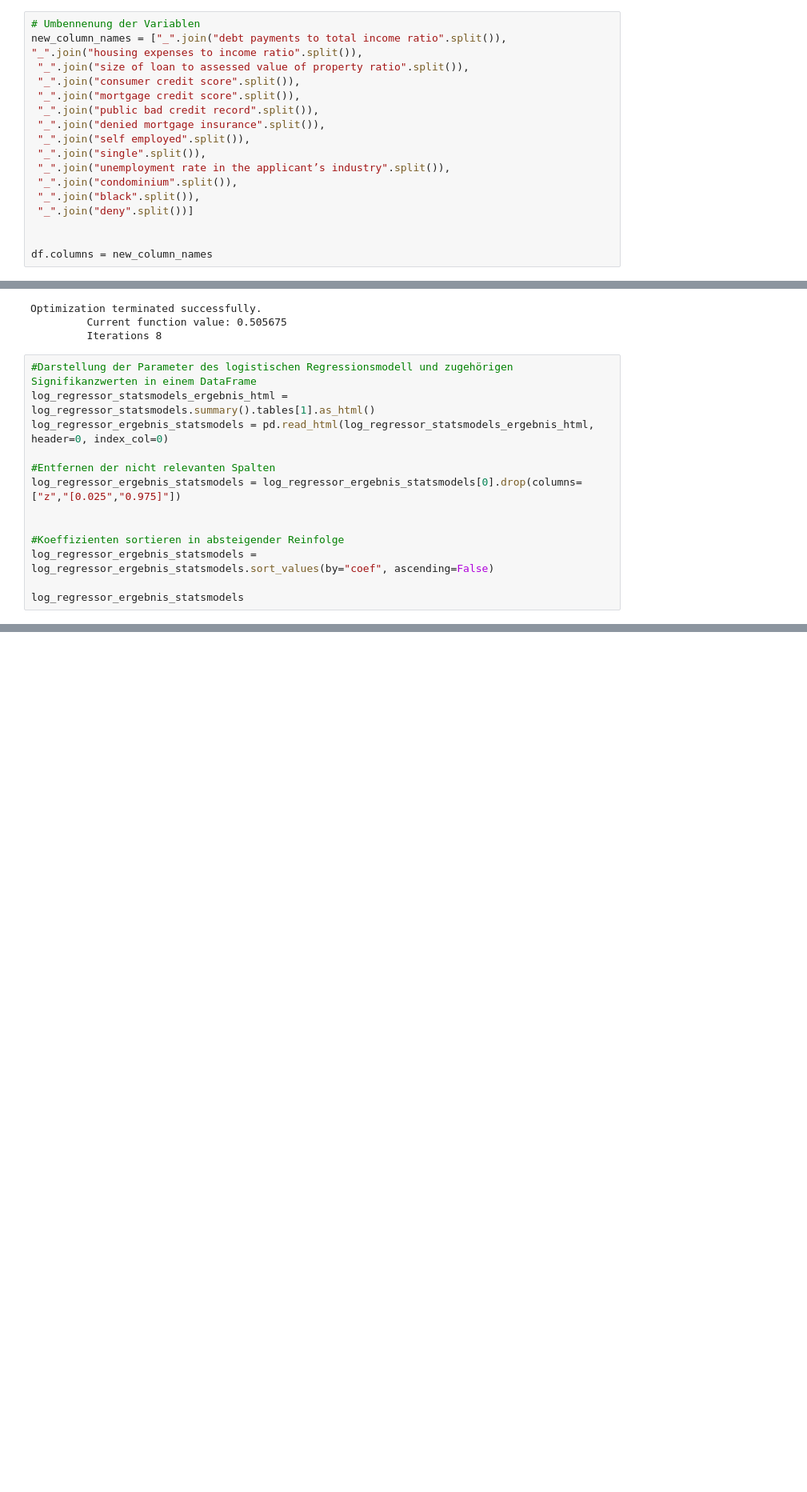
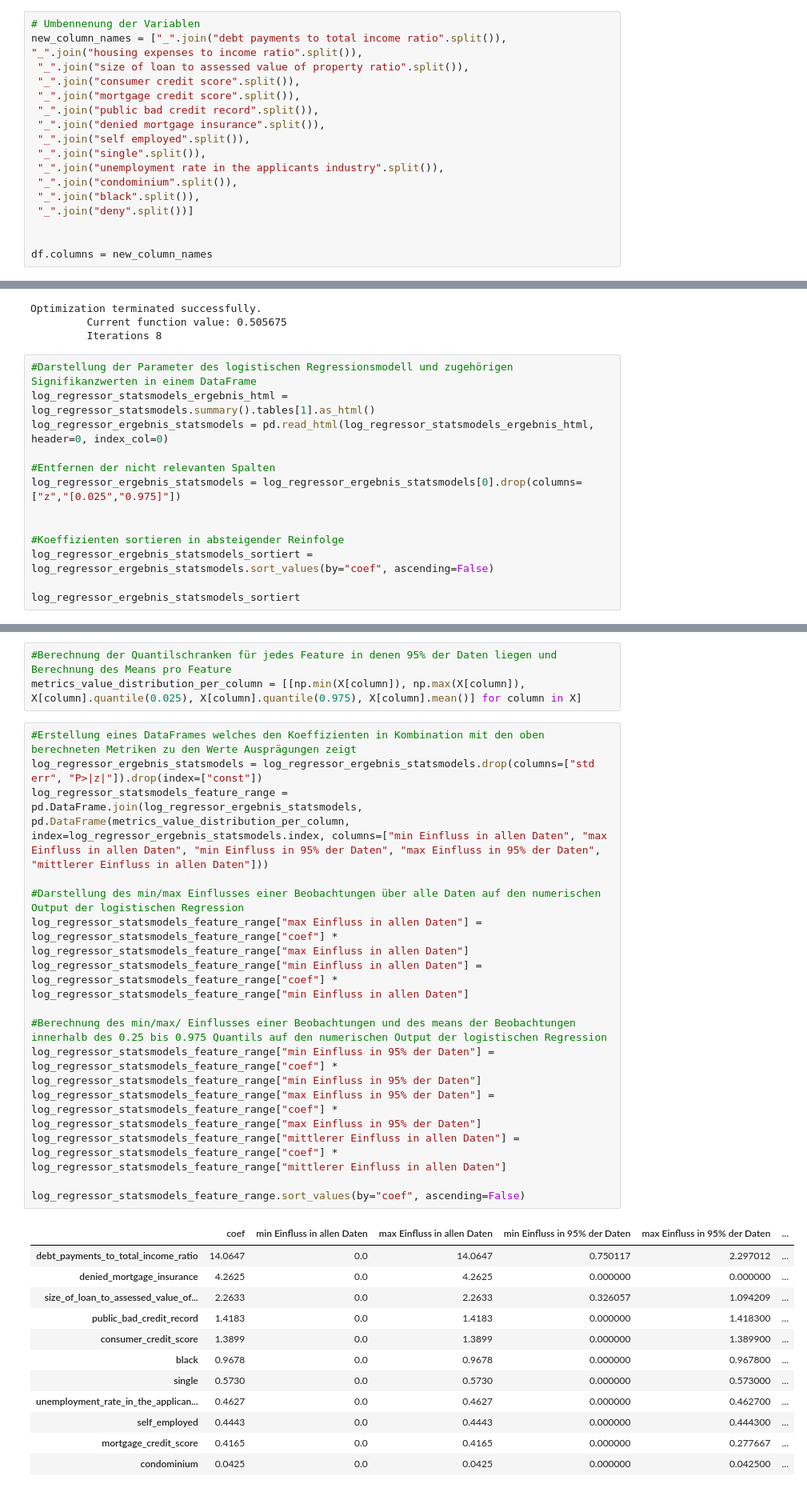
Before and after one commit to u-adrian/PSDA, a Jupyter notebook: 01_Exercise/Aufgabe_5.ipynb, the cells around one changed output, grey strips where cells are left out. Shown at 80% size. Saved outputs shown, nothing was run; the diff lists cells and outputs as text; blank space fills up the shorter version.

```diff
--- a/01_Exercise/Aufgabe_5.ipynb
+++ b/01_Exercise/Aufgabe_5.ipynb
@@ -55,7 +55,7 @@ new_column_names = ["_".join("debt payments to total income ratio".split()),
  "_".join("denied mortgage insurance".split()),
  "_".join("self employed".split()),
  "_".join("single".split()),
- "_".join("unemployment rate in the applicant’s industry".split()),
+ "_".join("unemployment rate in the applicants industry".split()),
  "_".join("condominium".split()),
  "_".join("black".split()),
  "_".join("deny".split())]
@@ -241,9 +256,9 @@ log_regressor_ergebnis_statsmodels = log_regressor_ergebnis_statsmodels[0].drop(
 
 
 #Koeffizienten sortieren in absteigender Reinfolge
-log_regressor_ergebnis_statsmodels = log_regressor_ergebnis_statsmodels.sort_values(by="coef", ascending=False)
+log_regressor_ergebnis_statsmodels_sortiert = log_regressor_ergebnis_statsmodels.sort_values(by="coef", ascending=False)
 
-log_regressor_ergebnis_statsmodels
+log_regressor_ergebnis_statsmodels_sortiert
 # %% [output]
 |  | coef | std err | P>|z| |
 | debt_payments_to_total_income_ratio | 14.0647 | 1.369 | 0.000 |
@@ -330,0 +319,31 @@ In der tatsächlichen Optimierung und Anwendung eines ML Klassifikators würde m
+# %%
+#Berechnung der Quantilschranken für jedes Feature in denen 95% der Daten liegen und Berechnung des Means pro Feature
+metrics_value_distribution_per_column = [[np.min(X[column]), np.max(X[column]), X[column].quantile(0.025), X[column].quantile(0.975), X[column].mean()] for column in X]
+# %%
+#Erstellung eines DataFrames welches den Koeffizienten in Kombination mit den oben berechneten Metriken zu den Werte Ausprägungen zeigt
+log_regressor_ergebnis_statsmodels = log_regressor_ergebnis_statsmodels.drop(columns=["std err", "P>|z|"]).drop(index=["const"])
+log_regressor_statsmodels_feature_range = pd.DataFrame.join(log_regressor_ergebnis_statsmodels, pd.DataFrame(metrics_value_distribution_per_column, index=log_regressor_ergebnis_statsmodels.index, columns=["min Einfluss in allen Daten", "max Einfluss in allen Daten", "min Einfluss in 95% der Daten", "max Einfluss in 95% der Daten", "mittlerer Einfluss in allen Daten"]))
+
+#Darstellung des min/max Einflusses einer Beobachtungen über alle Daten auf den numerischen Output der logistischen Regression
+log_regressor_statsmodels_feature_range["max Einfluss in allen Daten"] = log_regressor_statsmodels_feature_range["coef"] * log_regressor_statsmodels_feature_range["max Einfluss in allen Daten"]
+log_regressor_statsmodels_feature_range["min Einfluss in allen Daten"] = log_regressor_statsmodels_feature_range["coef"] * log_regressor_statsmodels_feature_range["min Einfluss in allen Daten"]
+
+#Berechnung des min/max/ Einflusses einer Beobachtungen und des means der Beobachtungen innerhalb des 0.25 bis 0.975 Quantils auf den numerischen Output der logistischen Regression
+log_regressor_statsmodels_feature_range["min Einfluss in 95% der Daten"] = log_regressor_statsmodels_feature_range["coef"] * log_regressor_statsmodels_feature_range["min Einfluss in 95% der Daten"]
+log_regressor_statsmodels_feature_range["max Einfluss in 95% der Daten"] = log_regressor_statsmodels_feature_range["coef"] * log_regressor_statsmodels_feature_range["max Einfluss in 95% der Daten"]
+log_regressor_statsmodels_feature_range["mittlerer Einfluss in allen Daten"] = log_regressor_statsmodels_feature_range["coef"] * log_regressor_statsmodels_feature_range["mittlerer Einfluss in allen Daten"]
+
+log_regressor_statsmodels_feature_range.sort_values(by="coef", ascending=False)
+# %% [output]
+|  | coef | min Einfluss in allen Daten | max Einfluss in allen Daten | min Einfluss in 95% der Daten | max Einfluss in 95% der Daten | ... |
+| debt_payments_to_total_income_ratio | 14.0647 | 0.0 | 14.0647 | 0.750117 | 2.297012 | ... |
+| denied_mortgage_insurance | 4.2625 | 0.0 | 4.2625 | 0.000000 | 0.000000 | ... |
+| size_of_loan_to_assessed_value_of... | 2.2633 | 0.0 | 2.2633 | 0.326057 | 1.094209 | ... |
+| public_bad_credit_record | 1.4183 | 0.0 | 1.4183 | 0.000000 | 1.418300 | ... |
+| consumer_credit_score | 1.3899 | 0.0 | 1.3899 | 0.000000 | 1.389900 | ... |
+| black | 0.9678 | 0.0 | 0.9678 | 0.000000 | 0.967800 | ... |
+| single | 0.5730 | 0.0 | 0.5730 | 0.000000 | 0.573000 | ... |
+| unemployment_rate_in_the_applican... | 0.4627 | 0.0 | 0.4627 | 0.000000 | 0.462700 | ... |
+| self_employed | 0.4443 | 0.0 | 0.4443 | 0.000000 | 0.444300 | ... |
+| mortgage_credit_score | 0.4165 | 0.0 | 0.4165 | 0.000000 | 0.277667 | ... |
+| condominium | 0.0425 | 0.0 | 0.0425 | 0.000000 | 0.042500 | ... |
```
Also changed, not shown: parts of 27 cells of this notebook.
